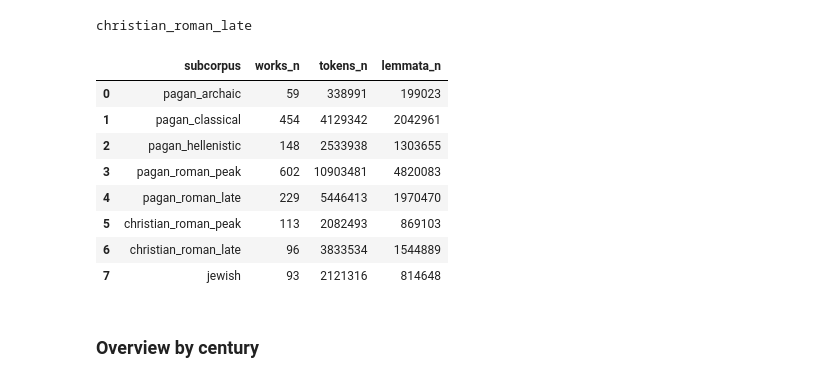
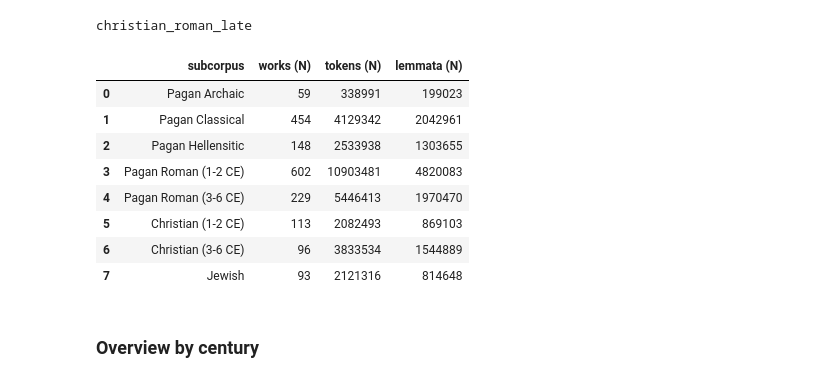
Before and after one commit to kasev/theos, a Jupyter notebook: scripts/1_lagt_ngrams_extraction+explorations.ipynb, the cells around one changed output. Cells and saved outputs as stored; diff of their text form; code cells hidden in the pictures.

```diff
--- a/scripts/1_lagt_ngrams_extraction+explorations.ipynb
+++ b/scripts/1_lagt_ngrams_extraction+explorations.ipynb
@@ -274,26 +276,29 @@ with open("../data/subcorpora_ids_dict.pickle", "wb") as f:
 # %%
 with open("../data/subcorpora_ids_dict.pickle", "rb") as f:
     subcorpora_ids_dict = pickle.load(f)
+# %%
+subcorpora_readable_labels = ["Pagan Archaic", "Pagan Classical", "Pagan Hellensitic", "Pagan Roman (1-2 CE)", "Pagan Roman (3-6 CE)", "Christian (1-2 CE)", "Christian (3-6 CE)", "Jewish"]
 # %%
 subcorpora_overview = []
 for period_key in subcorpora_ids_dict.keys():
     LAGT_subset = LAGT[LAGT["doc_id"].isin(subcorpora_ids_dict[period_key])]
     subcorpora_overview.append(
         {"subcorpus" : period_key,
-         "works_n" : len(LAGT_subset),
-         "tokens_n" : LAGT_subset["wordcount"].sum(),
-         "lemmata_n" : LAGT_subset["lemmatacount"].sum()
+         "works (N)" : len(LAGT_subset),
+         "tokens (N)" : LAGT_subset["wordcount"].sum(),
+         "lemmata (N)" : LAGT_subset["lemmatacount"].sum()
          }
     )
 subcorpora_overview_df = pd.DataFrame(subcorpora_overview)
+subcorpora_overview_df["subcorpus"] = subcorpora_readable_labels
 subcorpora_overview_df
 # %% [output]
-|  | subcorpus | works_n | tokens_n | lemmata_n |
-| 0 | pagan_archaic | 59 | 338991 | 199023 |
-| 1 | pagan_classical | 454 | 4129342 | 2042961 |
-| 2 | pagan_hellenistic | 148 | 2533938 | 1303655 |
-| 3 | pagan_roman_peak | 602 | 10903481 | 4820083 |
-| 4 | pagan_roman_late | 229 | 5446413 | 1970470 |
-| 5 | christian_roman_peak | 113 | 2082493 | 869103 |
-| 6 | christian_roman_late | 96 | 3833534 | 1544889 |
-| 7 | jewish | 93 | 2121316 | 814648 |
+|  | subcorpus | works (N) | tokens (N) | lemmata (N) |
+| 0 | Pagan Archaic | 59 | 338991 | 199023 |
+| 1 | Pagan Classical | 454 | 4129342 | 2042961 |
+| 2 | Pagan Hellensitic | 148 | 2533938 | 1303655 |
+| 3 | Pagan Roman (1-2 CE) | 602 | 10903481 | 4820083 |
+| 4 | Pagan Roman (3-6 CE) | 229 | 5446413 | 1970470 |
+| 5 | Christian (1-2 CE) | 113 | 2082493 | 869103 |
+| 6 | Christian (3-6 CE) | 96 | 3833534 | 1544889 |
+| 7 | Jewish | 93 | 2121316 | 814648 |
```
Also changed, not shown: parts of 5 cells of this notebook, 19 other files.
